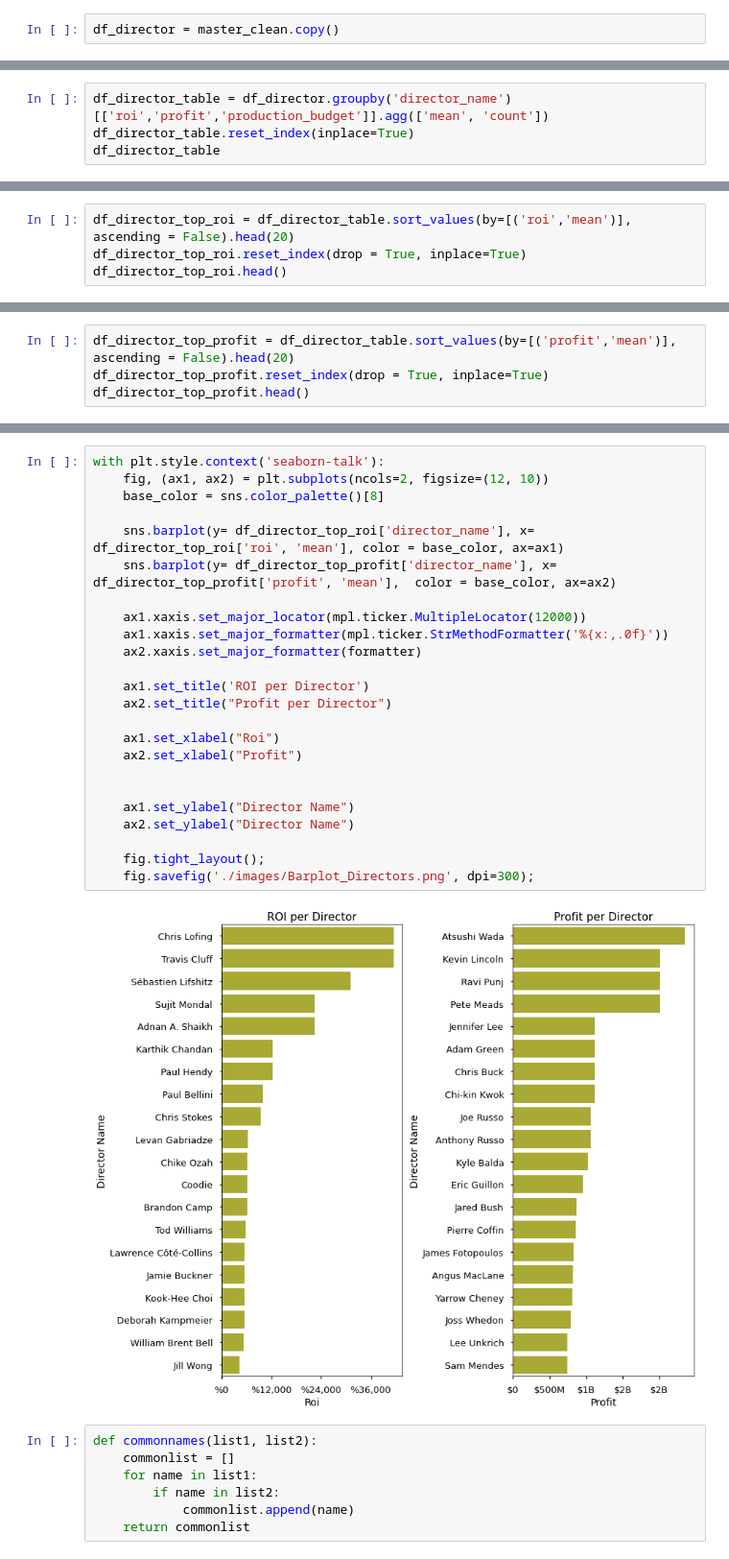
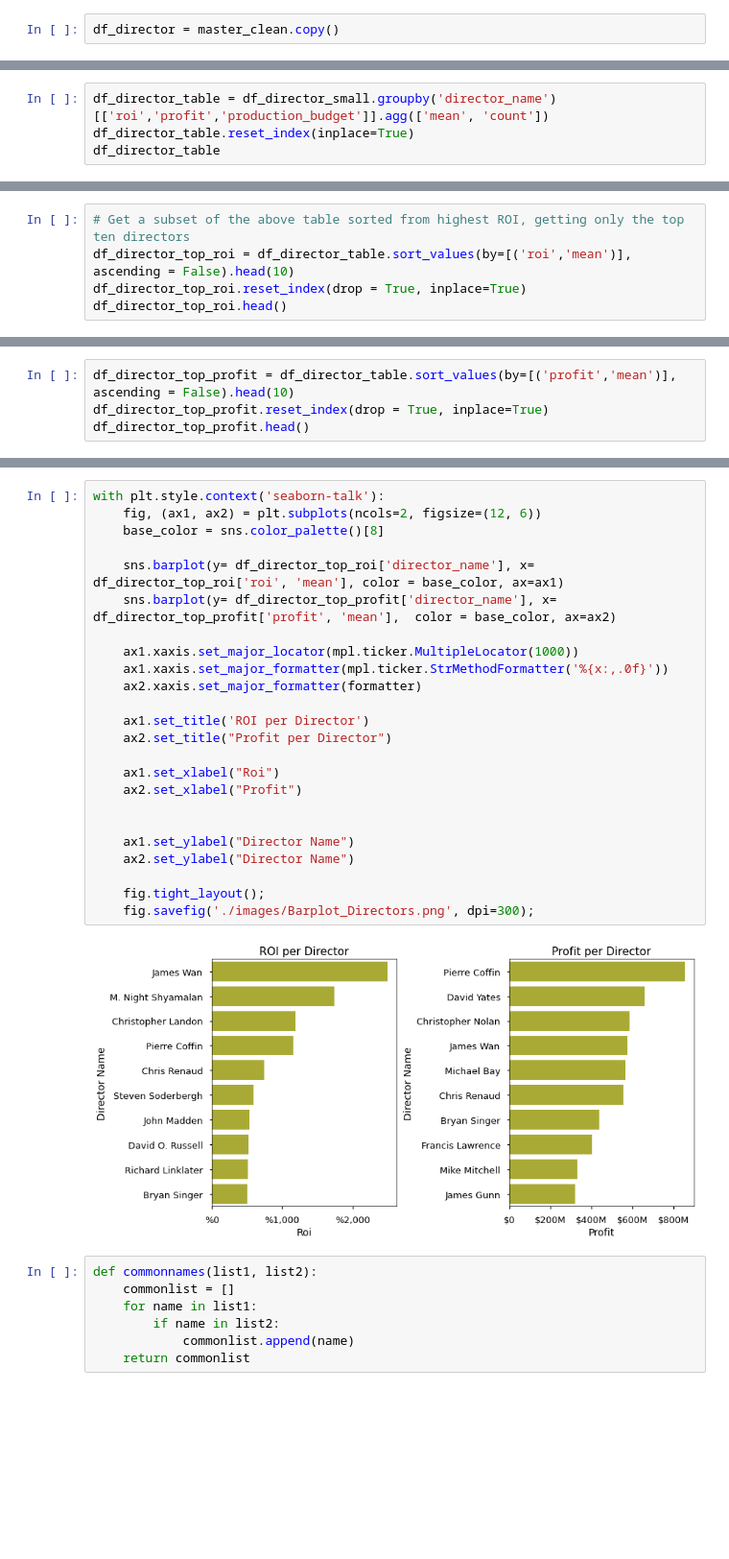
Before and after one commit to erdemiraysu/Exploratory-Movie-Analyses, a Jupyter notebook: MovieProject_Notebook.ipynb, the cells around one changed output, grey strips where cells are left out. Shown at 96% size. Drawn from its saved outputs; the diff is of its cells as text; blank space fills up the shorter version.

```diff
--- a/MovieProject_Notebook.ipynb
+++ b/MovieProject_Notebook.ipynb
@@ -1631,5 +1650,5 @@ df_director = master_clean.copy()
 # %%
-df_director_table = df_director.groupby('director_name')[['roi','profit','production_budget']].agg(['mean', 'count'])
+df_director_table = df_director_small.groupby('director_name')[['roi','profit','production_budget']].agg(['mean', 'count'])
 df_director_table.reset_index(inplace=True)
 df_director_table
 # %% [output]
@@ -1649,0 +1669,5 @@ df_director_table
+# %%
+# Get a subset of the above table sorted from highest ROI, getting only the top ten directors
+df_director_top_roi = df_director_table.sort_values(by=[('roi','mean')], ascending = False).head(10)
+df_director_top_roi.reset_index(drop = True, inplace=True)
+df_director_top_roi.head()
@@ -1650,7 +1682,7 @@ df_director_table
 # %%
-df_director_top_roi = df_director_table.sort_values(by=[('roi','mean')], ascending = False).head(20)
-df_director_top_roi.reset_index(drop = True, inplace=True)
-df_director_top_roi.head()
+df_director_top_profit = df_director_table.sort_values(by=[('profit','mean')], ascending = False).head(10)
+df_director_top_profit.reset_index(drop = True, inplace=True)
+df_director_top_profit.head()
 # %% [output]
 |  | director_name | roi |  | profit |  | production_budget |  |
 |  |  | mean | count | mean | count | mean | count |
@@ -1662,4 +1693,0 @@ df_director_top_roi.head()
-# %%
-df_director_top_profit = df_director_table.sort_values(by=[('profit','mean')], ascending = False).head(20)
-df_director_top_profit.reset_index(drop = True, inplace=True)
-df_director_top_profit.head()
@@ -1674,29 +1694,29 @@ df_director_top_profit.head()
 # %%
 with plt.style.context('seaborn-talk'):
-    fig, (ax1, ax2) = plt.subplots(ncols=2, figsize=(12, 10))
+    fig, (ax1, ax2) = plt.subplots(ncols=2, figsize=(12, 6))
     base_color = sns.color_palette()[8]
 
     sns.barplot(y= df_director_top_roi['director_name'], x= df_director_top_roi['roi', 'mean'], color = base_color, ax=ax1)
     sns.barplot(y= df_director_top_profit['director_name'], x= df_director_top_profit['profit', 'mean'],  color = base_color, ax=ax2)
 
-    ax1.xaxis.set_major_locator(mpl.ticker.MultipleLocator(12000))
+    ax1.xaxis.set_major_locator(mpl.ticker.MultipleLocator(1000))
     ax1.xaxis.set_major_formatter(mpl.ticker.StrMethodFormatter('%{x:,.0f}'))
     ax2.xaxis.set_major_formatter(formatter)
 
     ax1.set_title('ROI per Director')
     ax2.set_title("Profit per Director")
 
     ax1.set_xlabel("Roi")
     ax2.set_xlabel("Profit")
 
 
     ax1.set_ylabel("Director Name")
     ax2.set_ylabel("Director Name")
 
     fig.tight_layout();
     fig.savefig('./images/Barplot_Directors.png', dpi=300);
 # %% [output]
-[figure, old version]
+[figure, new version]
 # %%
 def commonnames(list1, list2):
     commonlist = []
```
Also changed, not shown: parts of 40 cells of this notebook.
